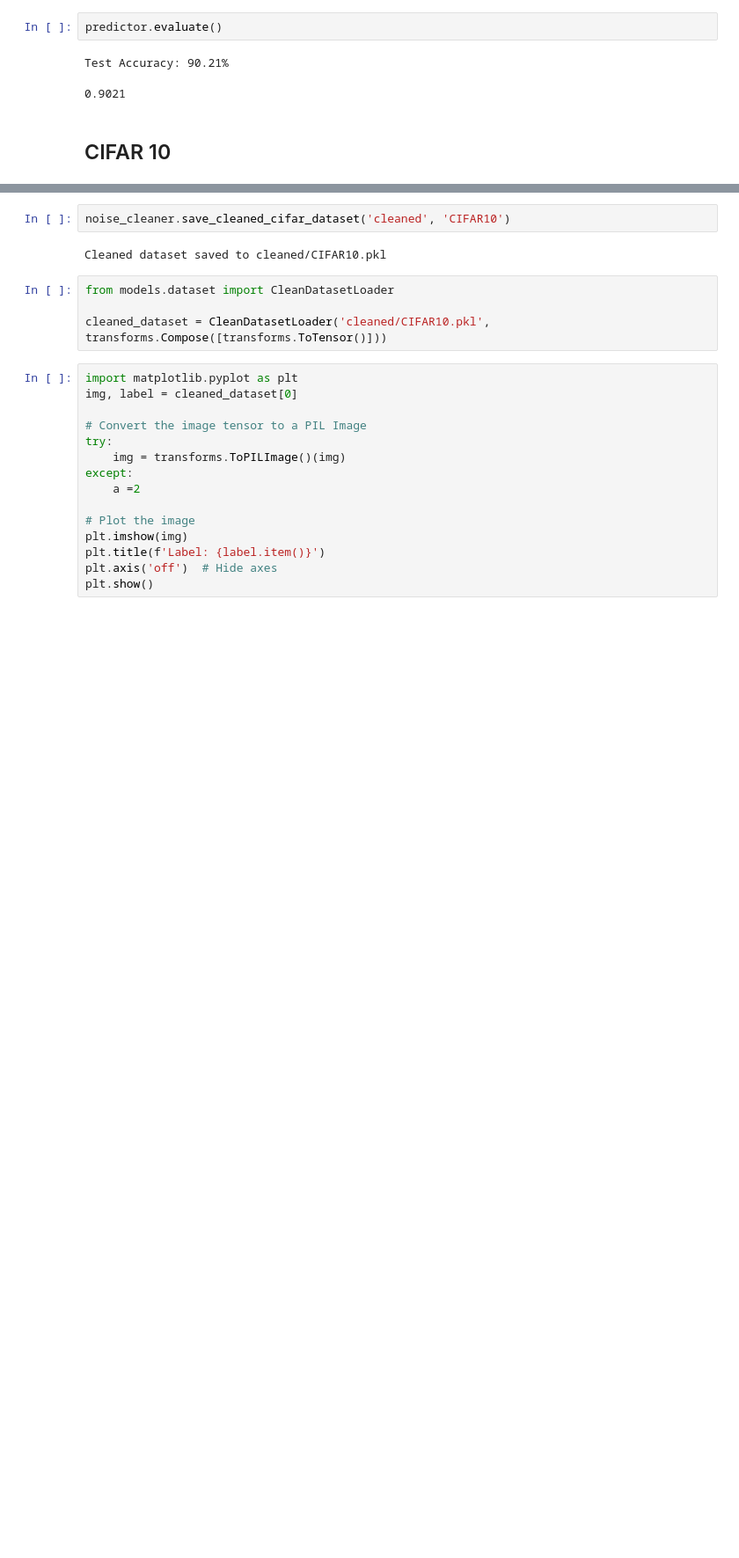
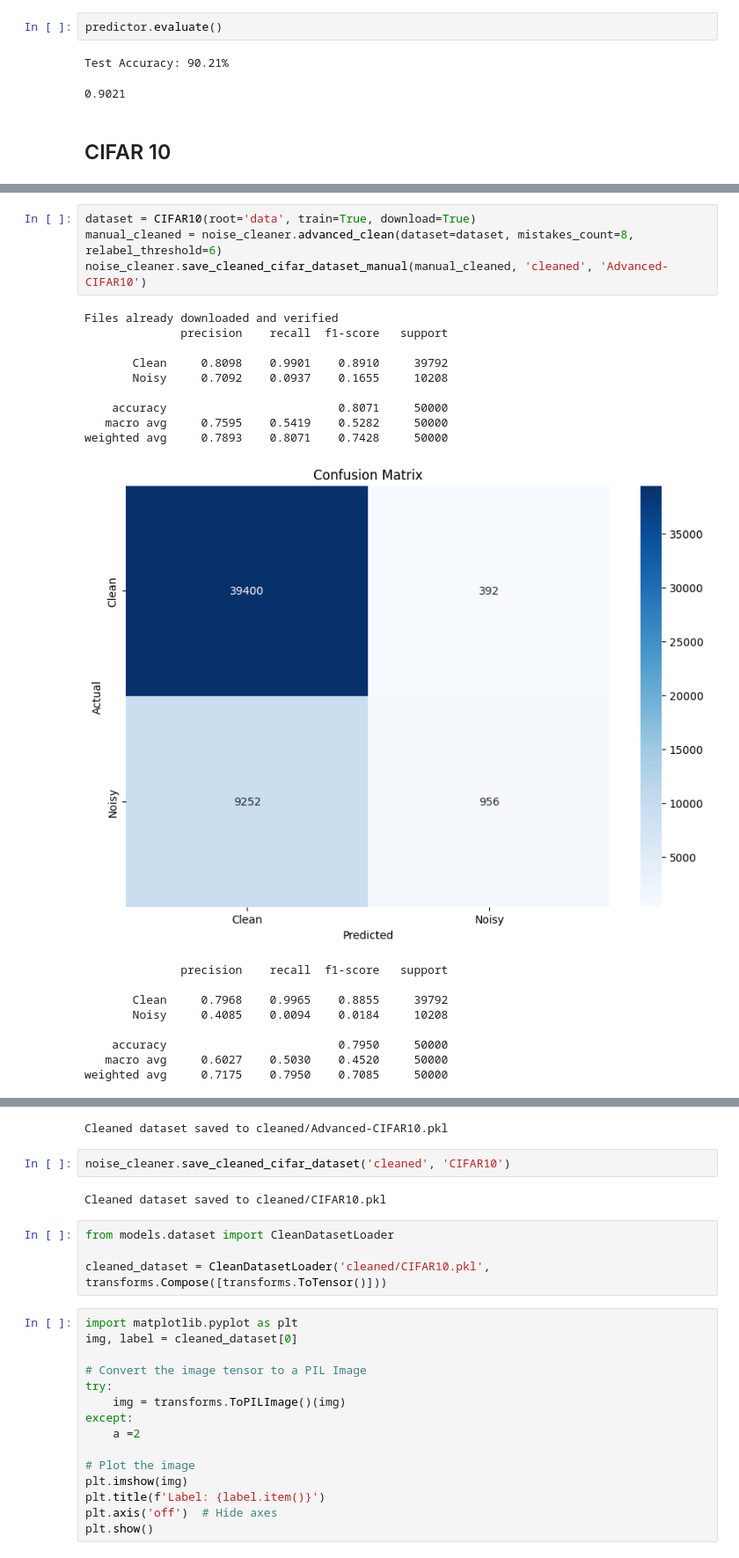
Before and after one commit to stormaref/SiameseNoiseDetection, a Jupyter notebook: main.ipynb, the cells around one changed output, grey strips where cells are left out. Shown at 88% size. Saved outputs shown, nothing was run; the diff lists cells and outputs as text; blank space fills up the shorter version.

```diff
--- a/main.ipynb
+++ b/main.ipynb
@@ -185,0 +206,23 @@ weighted avg     0.8969    0.9004    0.8977     50000
+# %%
+dataset = CIFAR10(root='data', train=True, download=True)
+manual_cleaned = noise_cleaner.advanced_clean(dataset=dataset, mistakes_count=8, relabel_threshold=6)
+noise_cleaner.save_cleaned_cifar_dataset_manual(manual_cleaned, 'cleaned', 'Advanced-CIFAR10')
+# %% [output]
+Files already downloaded and verified
+              precision    recall  f1-score   support
+
+       Clean     0.8098    0.9901    0.8910     39792
+       Noisy     0.7092    0.0937    0.1655     10208
+
+    accuracy                         0.8071     50000
+   macro avg     0.7595    0.5419    0.5282     50000
+weighted avg     0.7893    0.8071    0.7428     50000
+[figure, added]
+              precision    recall  f1-score   support
+
+       Clean     0.7968    0.9965    0.8855     39792
+       Noisy     0.4085    0.0094    0.0184     10208
+
+    accuracy                         0.7950     50000
+   macro avg     0.6027    0.5030    0.4520     50000
+weighted avg     0.7175    0.7950    0.7085     50000
@@ -186,3 +230,4 @@ weighted avg     0.8969    0.9004    0.8977     50000
+Cleaned dataset saved to cleaned/Advanced-CIFAR10.pkl
 # %%
 noise_cleaner.save_cleaned_cifar_dataset('cleaned', 'CIFAR10')
 # %% [output]
```
Also changed, not shown: parts of 5 cells of this notebook, 14 other files.
